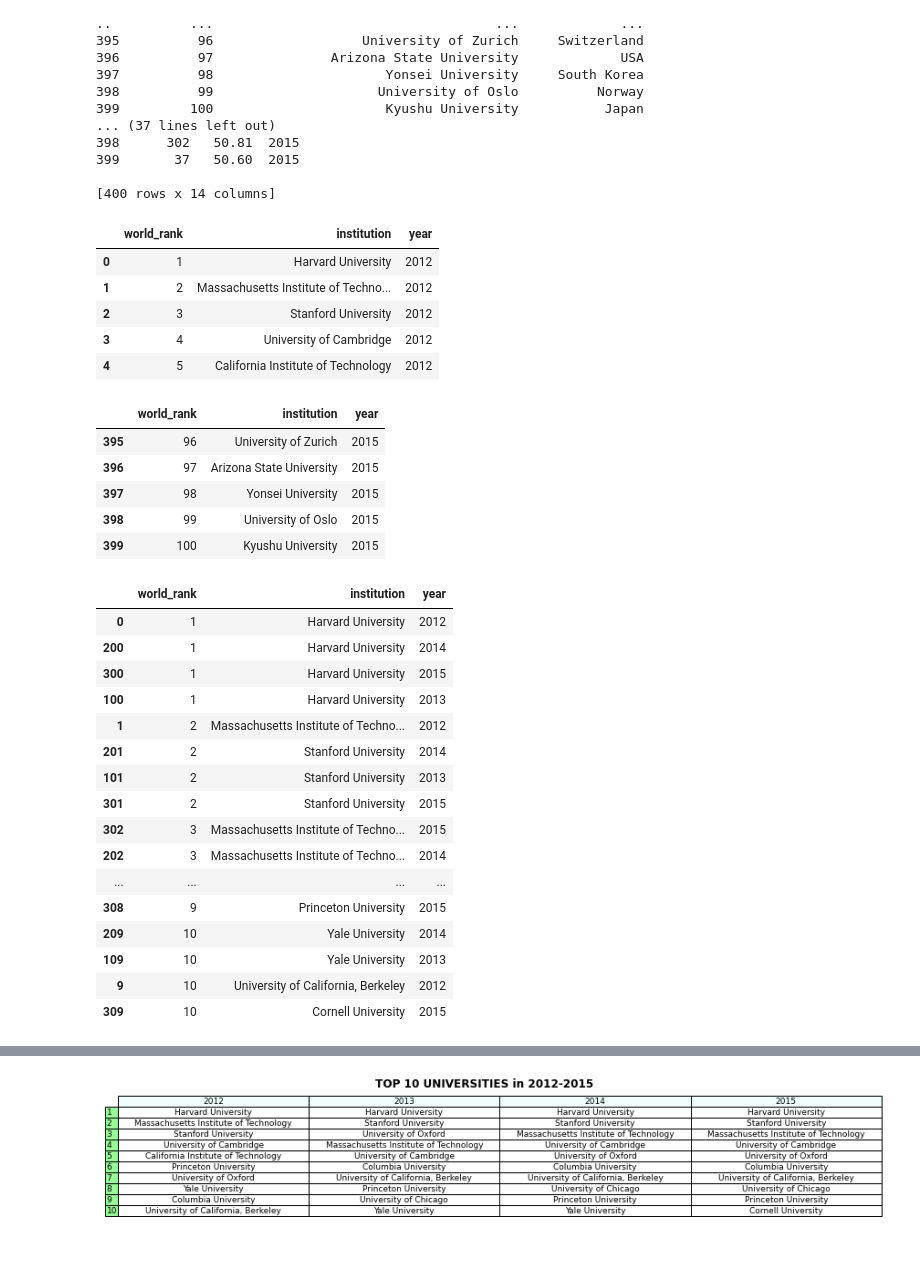
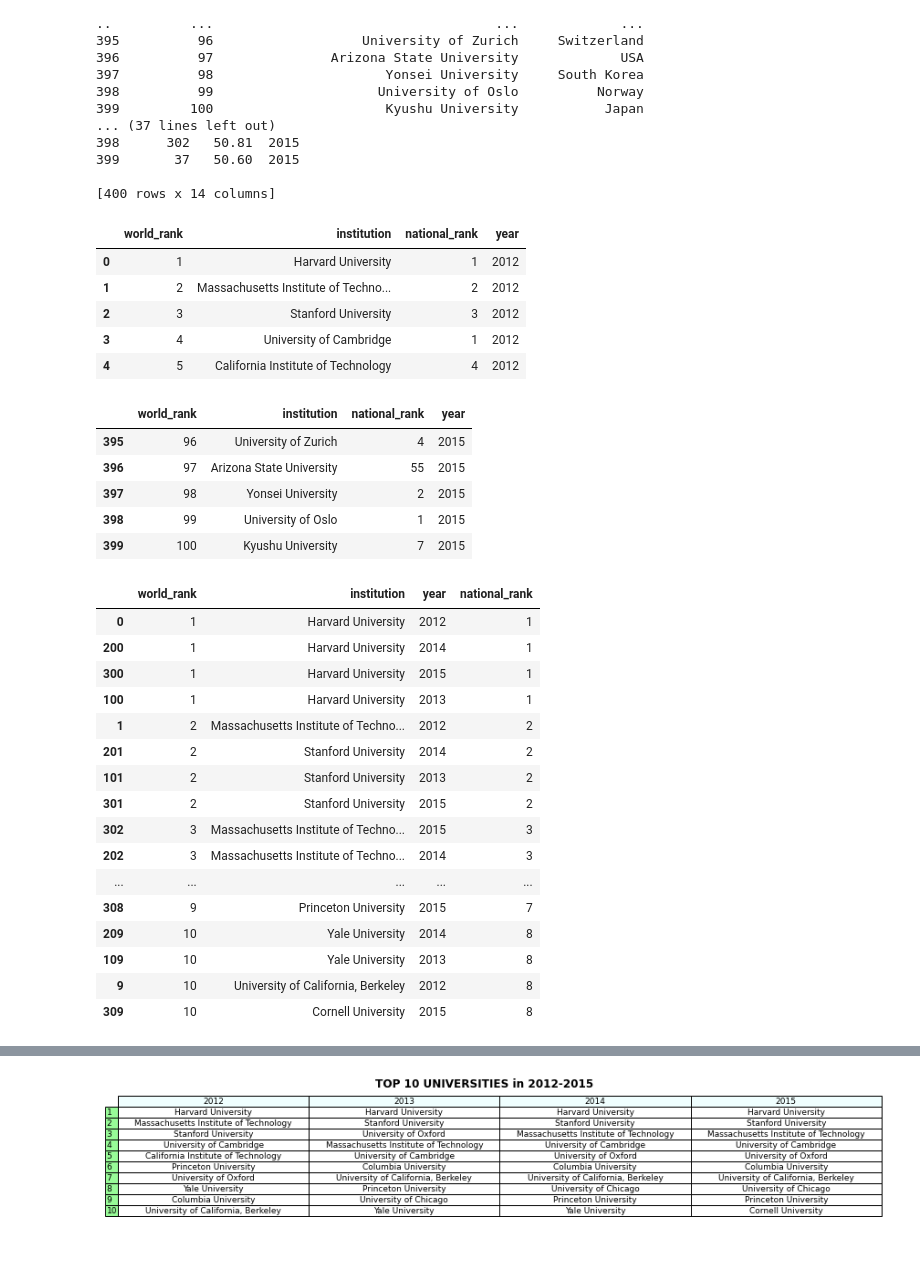
Before and after one commit to munira-n/project, a Jupyter notebook: project data.ipynb, the cells around one changed output, grey strips where cells are left out. Cells and saved outputs as stored; diff of their text form; code cells hidden in the pictures.

```diff
--- a/project data.ipynb
+++ b/project data.ipynb
@@ -29,43 +29,43 @@ print(df)
 
 [400 rows x 14 columns]
 # %%
-dk=df[['world_rank','institution', 'year']]
+dk=df[['world_rank','institution','national_rank','year']]
 dk.head()
 # %% [output]
-|  | world_rank | institution | year |
-| 0 | 1 | Harvard University | 2012 |
-| 1 | 2 | Massachusetts Institute of Techno... | 2012 |
-| 2 | 3 | Stanford University | 2012 |
-| 3 | 4 | University of Cambridge | 2012 |
-| 4 | 5 | California Institute of Technology | 2012 |
+|  | world_rank | institution | national_rank | year |
+| 0 | 1 | Harvard University | 1 | 2012 |
+| 1 | 2 | Massachusetts Institute of Techno... | 2 | 2012 |
+| 2 | 3 | Stanford University | 3 | 2012 |
+| 3 | 4 | University of Cambridge | 1 | 2012 |
+| 4 | 5 | California Institute of Technology | 4 | 2012 |
 # %%
 dk.tail()
 # %% [output]
-|  | world_rank | institution | year |
-| 395 | 96 | University of Zurich | 2015 |
-| 396 | 97 | Arizona State University | 2015 |
-| 397 | 98 | Yonsei University | 2015 |
-| 398 | 99 | University of Oslo | 2015 |
-| 399 | 100 | Kyushu University | 2015 |
+|  | world_rank | institution | national_rank | year |
+| 395 | 96 | University of Zurich | 4 | 2015 |
+| 396 | 97 | Arizona State University | 55 | 2015 |
+| 397 | 98 | Yonsei University | 2 | 2015 |
+| 398 | 99 | University of Oslo | 1 | 2015 |
+| 399 | 100 | Kyushu University | 7 | 2015 |
 # %%
 wr_sort = dk.sort_values('world_rank')
-wr_sort = wr_sort.loc[0:309,['world_rank','institution', 'year']]
+wr_sort = wr_sort.loc[0:309,['world_rank','institution', 'year','national_rank']]
 wr_sort
 # %% [output]
-|  | world_rank | institution | year |
-| 0 | 1 | Harvard University | 2012 |
-| 200 | 1 | Harvard University | 2014 |
-| 300 | 1 | Harvard University | 2015 |
-| 100 | 1 | Harvard University | 2013 |
-| 1 | 2 | Massachusetts Institute of Techno... | 2012 |
-| 201 | 2 | Stanford University | 2014 |
-| 101 | 2 | Stanford University | 2013 |
-| 301 | 2 | Stanford University | 2015 |
-| 302 | 3 | Massachusetts Institute of Techno... | 2015 |
-| 202 | 3 | Massachusetts Institute of Techno... | 2014 |
-| ... | ... | ... | ... |
-| 308 | 9 | Princeton University | 2015 |
-| 209 | 10 | Yale University | 2014 |
-| 109 | 10 | Yale University | 2013 |
-| 9 | 10 | University of California, Berkeley | 2012 |
-| 309 | 10 | Cornell University | 2015 |
+|  | world_rank | institution | year | national_rank |
+| 0 | 1 | Harvard University | 2012 | 1 |
+| 200 | 1 | Harvard University | 2014 | 1 |
+| 300 | 1 | Harvard University | 2015 | 1 |
+| 100 | 1 | Harvard University | 2013 | 1 |
+| 1 | 2 | Massachusetts Institute of Techno... | 2012 | 2 |
+| 201 | 2 | Stanford University | 2014 | 2 |
+| 101 | 2 | Stanford University | 2013 | 2 |
+| 301 | 2 | Stanford University | 2015 | 2 |
+| 302 | 3 | Massachusetts Institute of Techno... | 2015 | 3 |
+| 202 | 3 | Massachusetts Institute of Techno... | 2014 | 3 |
+| ... | ... | ... | ... | ... |
+| 308 | 9 | Princeton University | 2015 | 7 |
+| 209 | 10 | Yale University | 2014 | 8 |
+| 109 | 10 | Yale University | 2013 | 8 |
+| 9 | 10 | University of California, Berkeley | 2012 | 8 |
+| 309 | 10 | Cornell University | 2015 | 8 |
```
Also changed, not shown: parts of 34 cells of this notebook.
